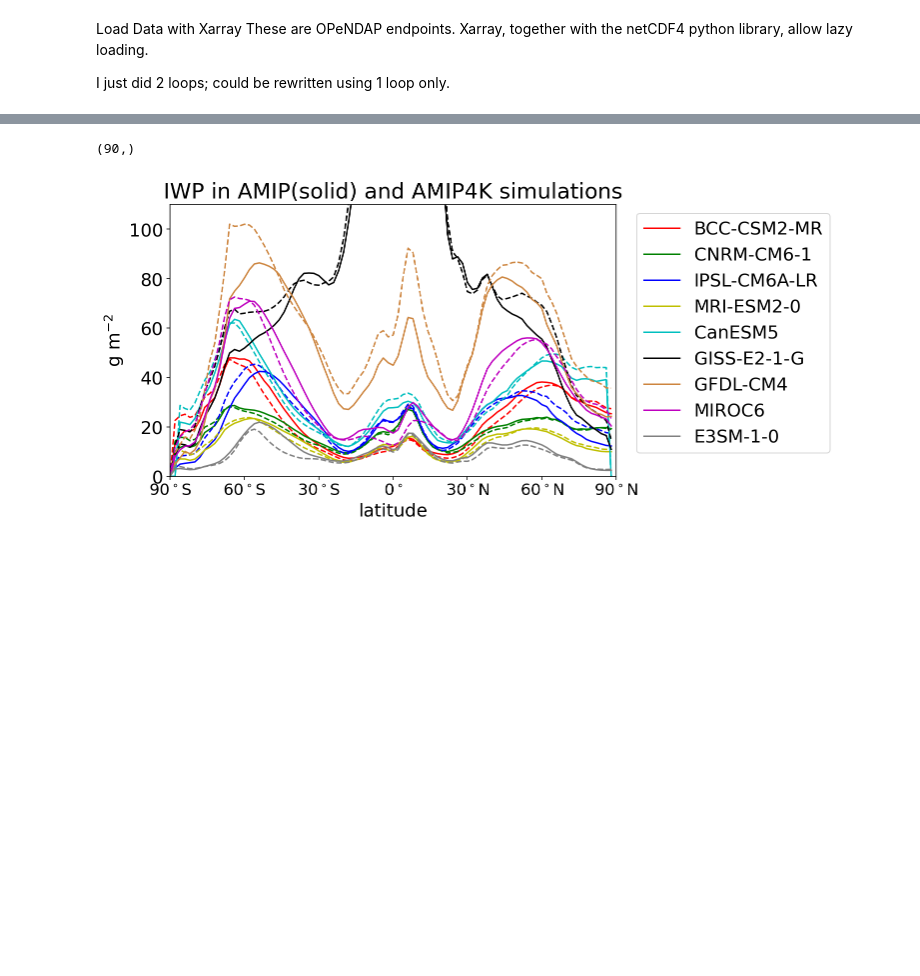
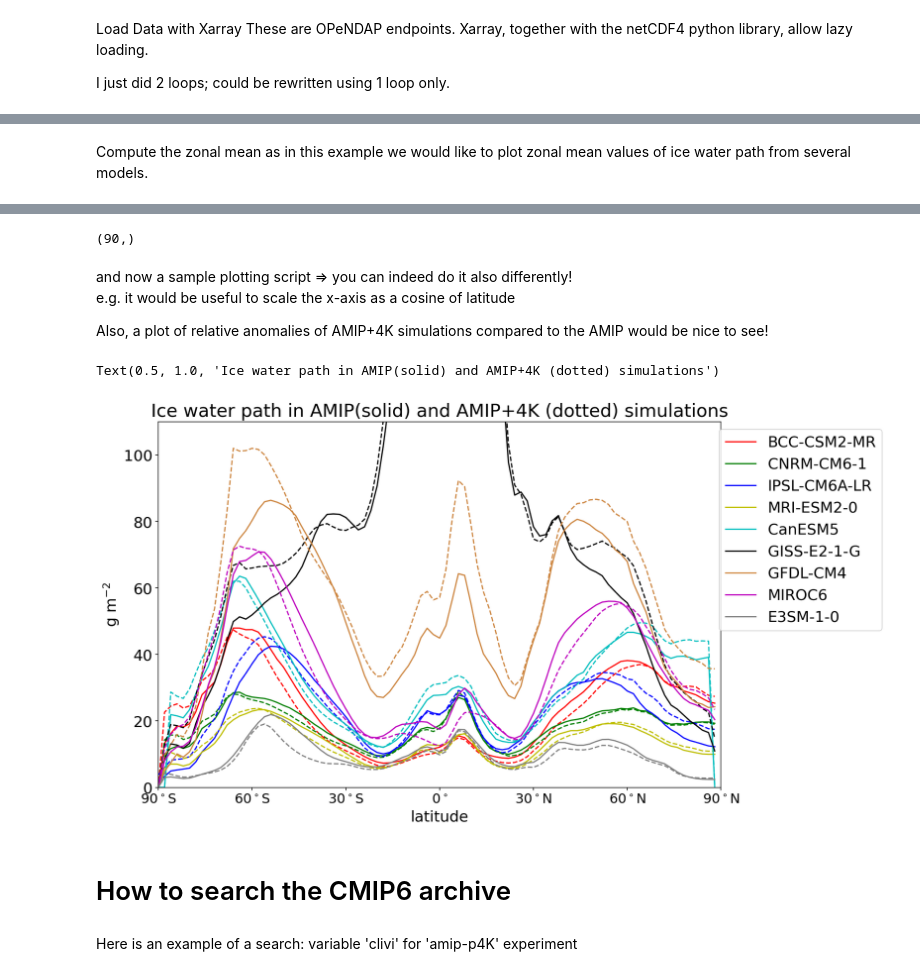
Before and after one commit to blazgaspa/cmip6-test, a Jupyter notebook: scripts/cmip6_acess_esgf_opendap-amip_amip4k_example_for_romana.ipynb, the cells around one changed output, grey strips where cells are left out. Drawn from its saved outputs; the diff is of its cells as text; code cells hidden in the pictures; blank space fills up the shorter version.

```diff
--- a/scripts/cmip6_acess_esgf_opendap-amip_amip4k_example_for_romana.ipynb
+++ b/scripts/cmip6_acess_esgf_opendap-amip_amip4k_example_for_romana.ipynb
@@ -11,6 +13,11 @@ import pandas as pd
 import xarray as xr
 import xesmf as xe
 
-xr.set_options(display_style='html')
-%matplotlib inline
-%config InlineBackend.figure_format = 'retina'
+#xr.set_options(display_style='html')
+#= not really neededdisplay_style: display style to use in jupyter for xarray objects. Default: 'html'.
+
+#BG the following two lines are not strictly needed:
+#%matplotlib inline
+#https://stackoverflow.com/questions/43027980/purpose-of-matplotlib-inline
+#%config InlineBackend.figure_format = 'retina'
+#https://stackoverflow.com/questions/42611694/configure-the-backend-of-ipython-to-use-retina-display-mode-with-code
@@ -192,3 +209,5 @@ Here, I am in addition making the zonal mean.
+# %% [markdown]
+Compute the zonal mean as in this example we would like to plot zonal mean values of ice water path from several models.
 # %%
 #amip4k
 zonmean4k_all=[]
@@ -223,34 +242,41 @@ zonmean_all=np.array(zonmean_all)
 6
 7
 8
-# %%
-zonmean_all[0].shape
-# %% [output]
-(90,)
+# %%
+zonmean_all[0].shape #just a quick check of the dimension, to make sure all is good
+# %% [output]
+(90,)
+# %% [markdown]
+and now a sample plotting script => you can indeed do it also differently! \
+e.g. it would be useful to scale the x-axis as a cosine of latitude
+
+Also, a plot of relative anomalies of AMIP+4K simulations compared to the AMIP would be nice to see!
 # %%
 plt.rcParams.update({'font.size': 18}) #all to 18 if not specified other
 model = ['BCC-CSM2-MR','CNRM-CM6-1','IPSL-CM6A-LR','MRI-ESM2-0','CanESM5','GISS-E2-1-G','GFDL-CM4','MIROC6','E3SM-1-0']
 
 b=[]
 xax=[-90.-60,-30,0,30,60,90]
 cols=['r','g','b','y','c','k','peru','m','gray']
-plt.figure(figsize=(8,5))
+plt.figure(figsize=(12,8))
 for i in range (0,9):
     b.append(plt.plot(zonmean_all[i]*1000,color=cols[i])[0])
     plt.plot(zonmean4k_all[i]*1000,linestyle='--',color=cols[i])
 
 
-plt.legend(b,model,bbox_to_anchor=(1.5, 1))
+plt.legend(b,model,bbox_to_anchor=(1.3, 1))
 plt.ylim(0,110)
 plt.xlim(0,90)
 plt.ylabel('g m$^{-2}$')
 plt.xlabel('latitude')
 
 plt.xticks([0,15,30,45,60,75,90],('90$^\circ$S','60$^\circ$S','30$^\circ$S',\
     '0$^\circ$','30$^\circ$N','60$^\circ$N','90$^\circ$N'),fontsize=16)
 
-plt.title('IWP in AMIP(solid) and AMIP4K simulations')
+plt.title('Ice water path in AMIP(solid) and AMIP+4K (dotted) simulations')
 
+#save figure
 #plt.savefig('/Users/Blaz/Documents/wien_021/CMIP/plots/IWP_zonavg_amip_amip4k.pdf',dpi=200,bbox_inches='tight')
 # %% [output]
+Text(0.5, 1.0, 'Ice water path in AMIP(solid) and AMIP+4K (dotted) simulations')
-[figure, old version]
+[figure, new version]
@@ -258,0 +283,4 @@ ds_area.areacella
+# %% [markdown]
+# How to search the CMIP6 archive
+# %% [markdown]
+Here is an example of a search: variable 'clivi' for 'amip-p4K' experiment
```
Also changed, not shown: parts of 12 cells of this notebook.
